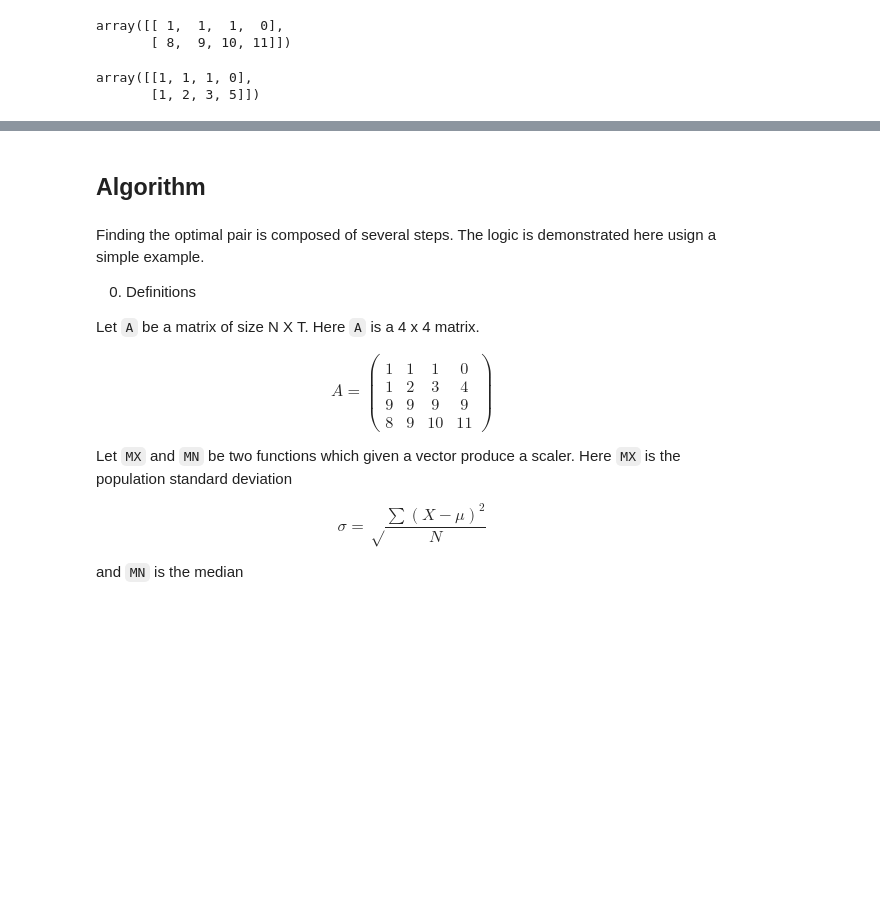
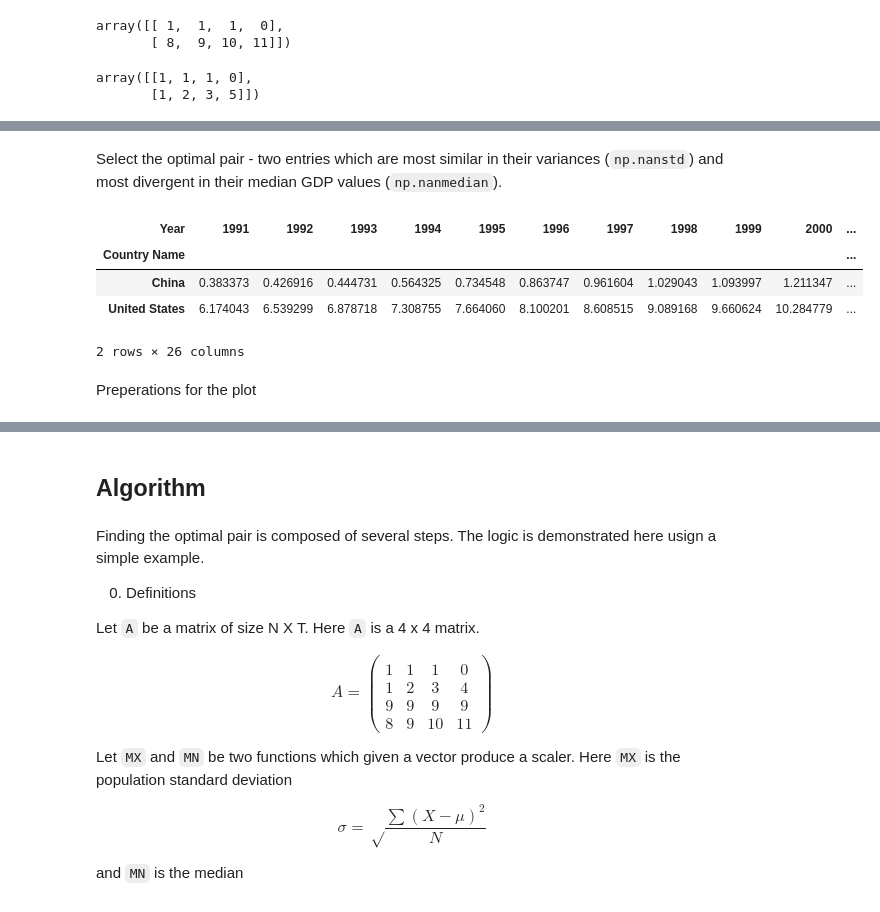
Before and after one commit to EitanHemed/agas, a Jupyter notebook: doc/tutorial.ipynb, the cells around one changed output, grey strips where cells are left out. Cells and saved outputs as stored; diff of their text form; code cells hidden in the pictures; blank space fills up the shorter version.

```diff
--- a/doc/tutorial.ipynb
+++ b/doc/tutorial.ipynb
@@ -33,0 +102,12 @@ array([[1, 1, 1, 0],
+# %% [markdown]
+Select the optimal pair - two entries which are most similar in their variances (`np.nanstd`) and most divergent in their median GDP values (`np.nanmedian`).
+# %%
+wide_df.iloc[indices[0].flatten()]
+# %% [output]
+| Year | 1991 | 1992 | 1993 | 1994 | 1995 | 1996 | 1997 | 1998 | 1999 | 2000 | ... |
+| Country Name |  |  |  |  |  |  |  |  |  |  | ... |
+| China | 0.383373 | 0.426916 | 0.444731 | 0.564325 | 0.734548 | 0.863747 | 0.961604 | 1.029043 | 1.093997 | 1.211347 | ... |
+| United States | 6.174043 | 6.539299 | 6.878718 | 7.308755 | 7.664060 | 8.100201 | 8.608515 | 9.089168 | 9.660624 | 10.284779 | ... |
+2 rows × 26 columns
+# %% [markdown]
+Preperations for the plot
```
Also changed, not shown: parts of 16 cells of this notebook, 1 other file.
